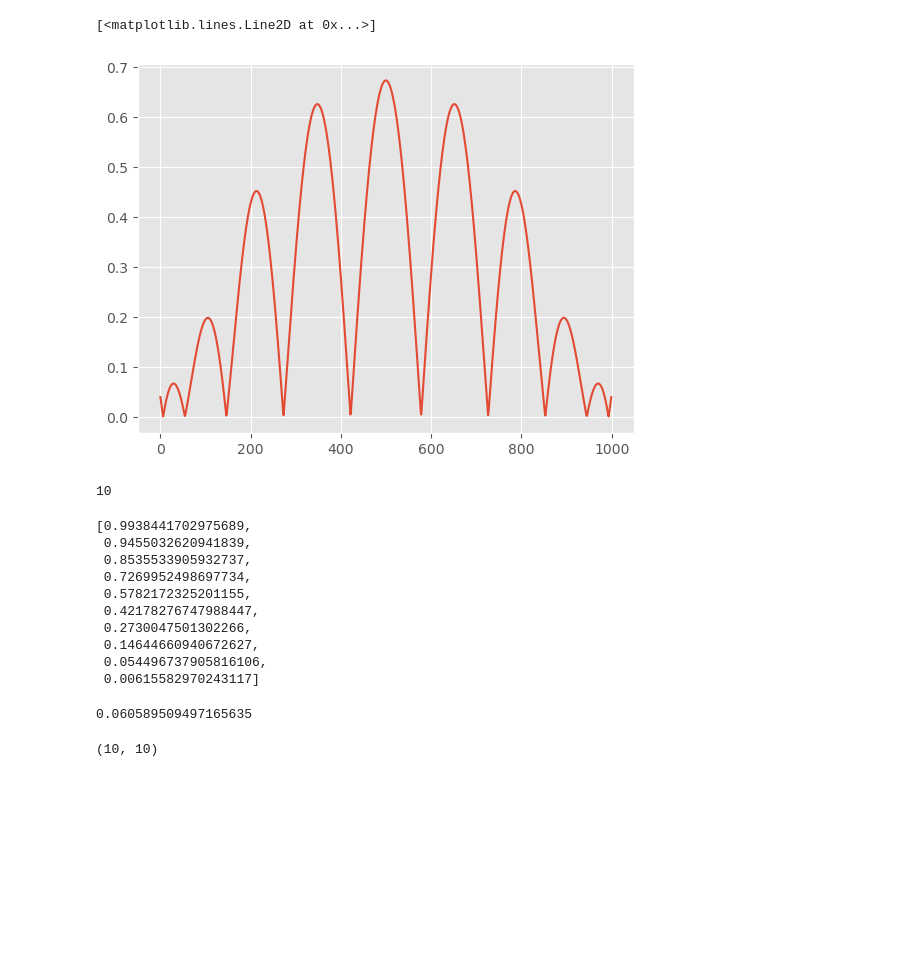
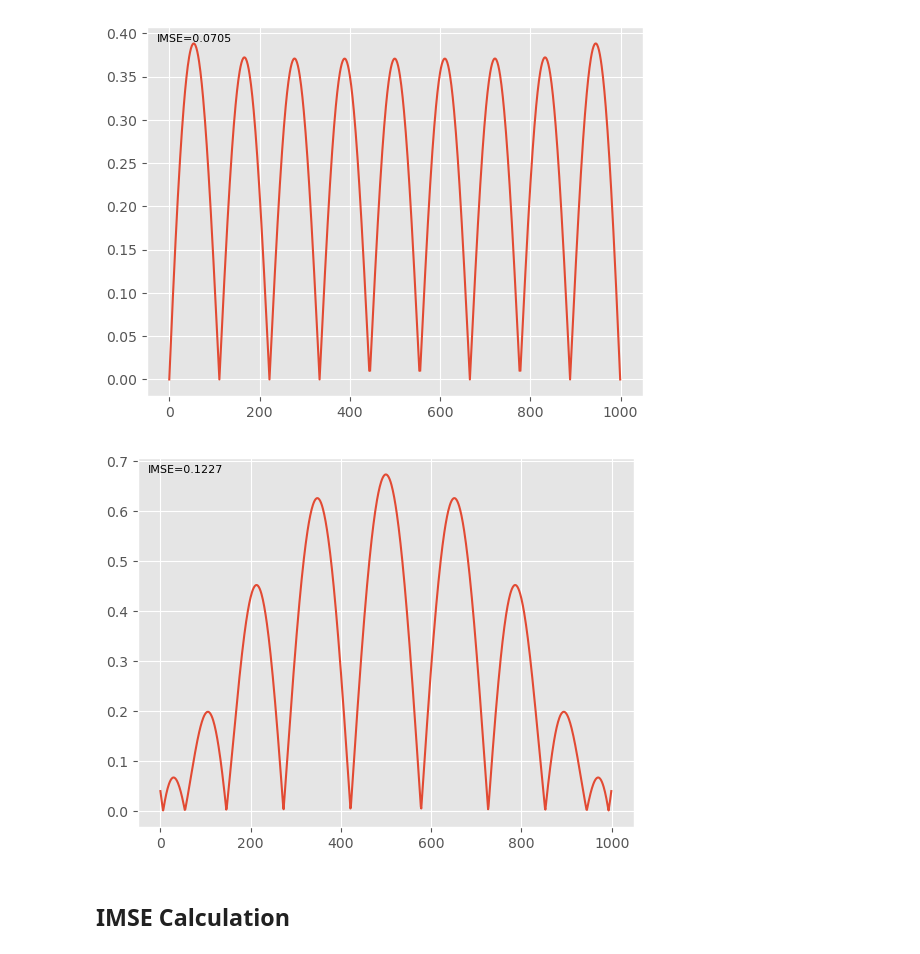
Before and after one commit to Arnab-Kumar-Debnath/Experimental-Design-for-Data-Science-and-Engineering-by-V.-Roshan-Joseph, a Jupyter notebook: Chapter 3.ipynb, the cells around one changed output. Saved outputs shown, nothing was run; the diff lists cells and outputs as text; code cells hidden in the pictures; blank space fills up the shorter version.

Commit message:
calculated IMSE

```diff
--- a/Chapter 3.ipynb
+++ b/Chapter 3.ipynb
@@ -9,7 +42,10 @@ R_matrix=np.zeros([len(data2), len(data2)])
 # %%
 def R(x, theta=0.1):
     return np.exp(-((x**2)/(theta**2)))
+
+def r(x, data):
+    x_R=x-data
+    return R(x_R)
+
+def s(x, R_matrix,  data):
+    return np.sqrt(1-r(x, data).T@np.linalg.inv(R_matrix)@r(x, data))
-# %%
-for i in range(len(data2)):
-    for j in range(len(data2)):
-        R_matrix[i,j]=R(data2[i]-data2[j])
@@ -20,3 +51,0 @@ def r(x, data=data2):
-# %%
-def s(x):
-    return np.sqrt(1-r(x, data=data2).T@np.linalg.inv(R_matrix)@r(x, data=data2))
@@ -25,34 +52,27 @@ x=np.linspace(0,1,1000)
-# %%
-s_=[]
-for i in x:
-    s_.append(s(i))
-# %%
-plt.plot(s_)
-# %% [output]
-[<matplotlib.lines.Line2D at 0x...>]
-[figure, removed]
-# %%
-len(data2)
-# %% [output]
-10
-# %%
-data2
-# %% [output]
-[0.9938441702975689,
- 0.9455032620941839,
- 0.8535533905932737,
- 0.7269952498697734,
- 0.5782172325201155,
- 0.42178276747988447,
- 0.2730047501302266,
- 0.14644660940672627,
- 0.054496737905816106,
- 0.00615582970243117]
-# %%
-np.linalg.det(R_matrix)
-# %% [output]
-0.060589509497165635
-# %%
-R_matrix.shape
-# %% [output]
-(10, 10)
+# %%
+x=np.linspace(0,1,1000)
+for index, data in enumerate(datas):
+    for i in range(len(data)):
+        for j in range(len(data)):
+            R_matrix[i,j]=R(data[i]-data[j])
+
+    s_=[]
+    for i in x:
+        s_.append(s(i, R_matrix, data))
+    fig, ax = plt.subplots()
+
+    ax.plot(s_)
+    ax.text(
+        0.02, 0.98,
+        f"IMSE={imse[index]:.4f}",
+        transform=ax.transAxes,
+        ha="left",
+        va="top",
+        fontsize=8
+
+    )
+# %% [output]
+[figure, added]
+[figure, added]
+# %% [markdown]
+## IMSE Calculation
```
Also changed, not shown: parts of 7 cells of this notebook, 1 other file.
